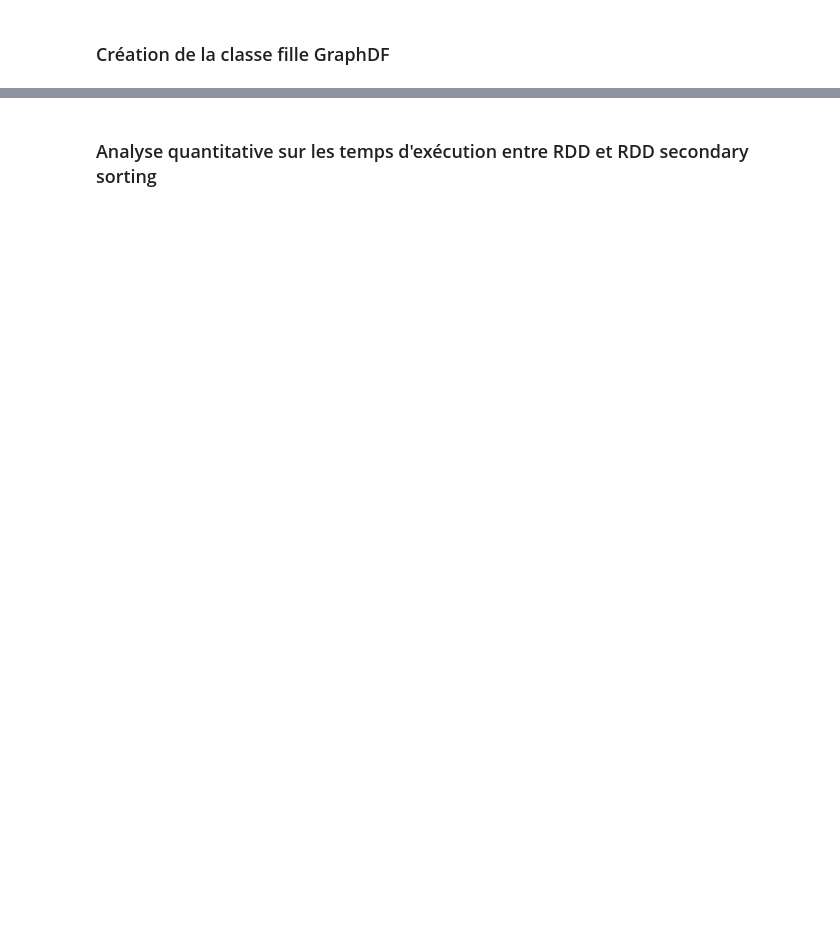
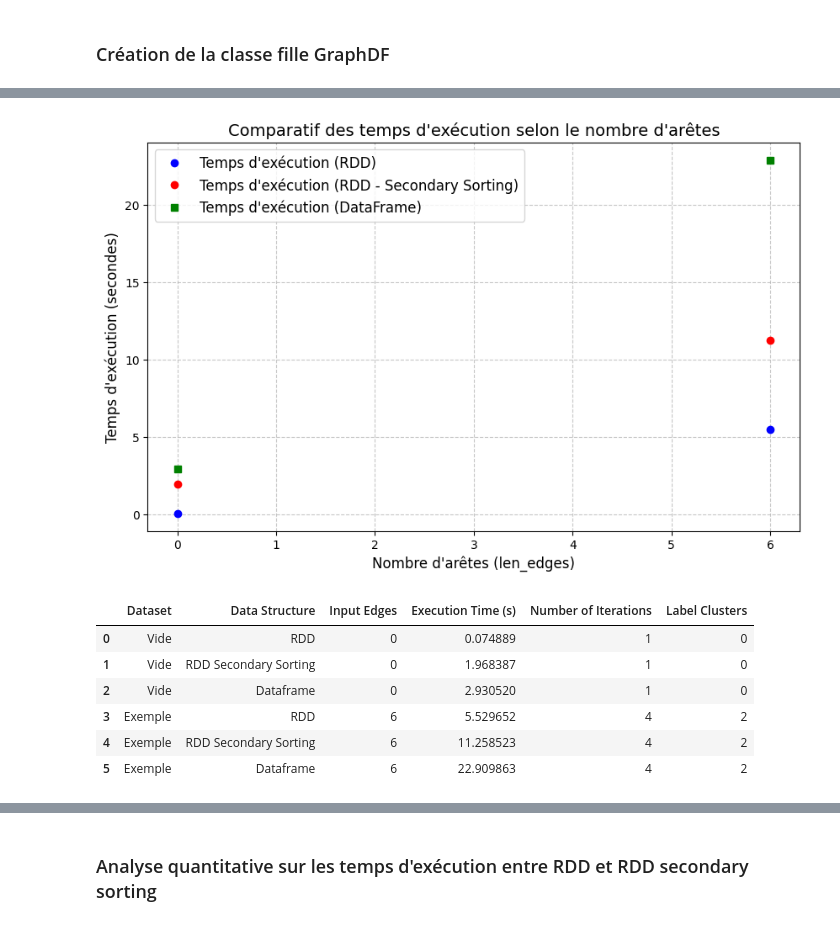
Before and after one commit to auduvignac/CCF_MapReduce, a Jupyter notebook: CCF.ipynb, the cells around one changed output, grey strips where cells are left out. Cells and saved outputs as stored; diff of their text form; code cells hidden in the pictures; blank space fills up the shorter version.

Commit message:
debug spark session DataBricks & résultats datasets complets

```diff
--- a/CCF.ipynb
+++ b/CCF.ipynb
@@ -1091,10 +1512,14 @@ def process_urls_to_dicts(urls):
         lines = fetch_and_process_file(url)
 
         # Ajouter un dictionnaire avec les informations dans la liste de résultats
-        result.append({
-            "url": url,
-            "edges": lines,
-            "len_edges": len(lines)  # nombre d'arrête dans les données d'entrée
-        })
+        result.append(
+            {
+                "url": url,
+                "edges": lines,
+                "len_edges": len(
+                    lines
+                ),  # nombre d'arrête dans les données d'entrée
+            }
+        )
 
     return result
@@ -1260,0 +1744,26 @@ Coefficient exponentiel de exectime_Dataframe : [1.28687698e+02 6.32058651e-06]
+# %%
+empty_edges = []
+edges_article = ["A B", "B C", "B D", "D E", "F G", "G H"]
+urls = [
+    "https://snap.stanford.edu/data/email-Eu-core.txt.gz",
+    "https://snap.stanford.edu/data/email-Enron.txt.gz",
+    "https://snap.stanford.edu/data/facebook_combined.txt.gz",
+    "https://snap.stanford.edu/data/ca-GrQc.txt.gz",
+    "https://snap.stanford.edu/data/ca-CondMat.txt.gz",
+    "https://snap.stanford.edu/data/cit-HepPh.txt.gz"
+]
+# %%
+spark_session = SparkSession.builder.appName("PySpark Graph Comparison").getOrCreate()
+results_demo = run_ccf_comparison(spark_session=spark_session, urls=[], empty_edges=empty_edges, edges_article=edges_article)
+plot_execution_times(results_demo)
+table_summary_demo = generate_summary_table(results_demo)
+table_summary_demo
+# %% [output]
+[figure, added]
+|  | Dataset | Data Structure | Input Edges | Execution Time (s) | Number of Iterations | Label Clusters |
+| 0 | Vide | RDD | 0 | 0.074889 | 1 | 0 |
+| 1 | Vide | RDD Secondary Sorting | 0 | 1.968387 | 1 | 0 |
+| 2 | Vide | Dataframe | 0 | 2.930520 | 1 | 0 |
+| 3 | Exemple | RDD | 6 | 5.529652 | 4 | 2 |
+| 4 | Exemple | RDD Secondary Sorting | 6 | 11.258523 | 4 | 2 |
+| 5 | Exemple | Dataframe | 6 | 22.909863 | 4 | 2 |
```
Also changed, not shown: parts of 23 cells of this notebook.
